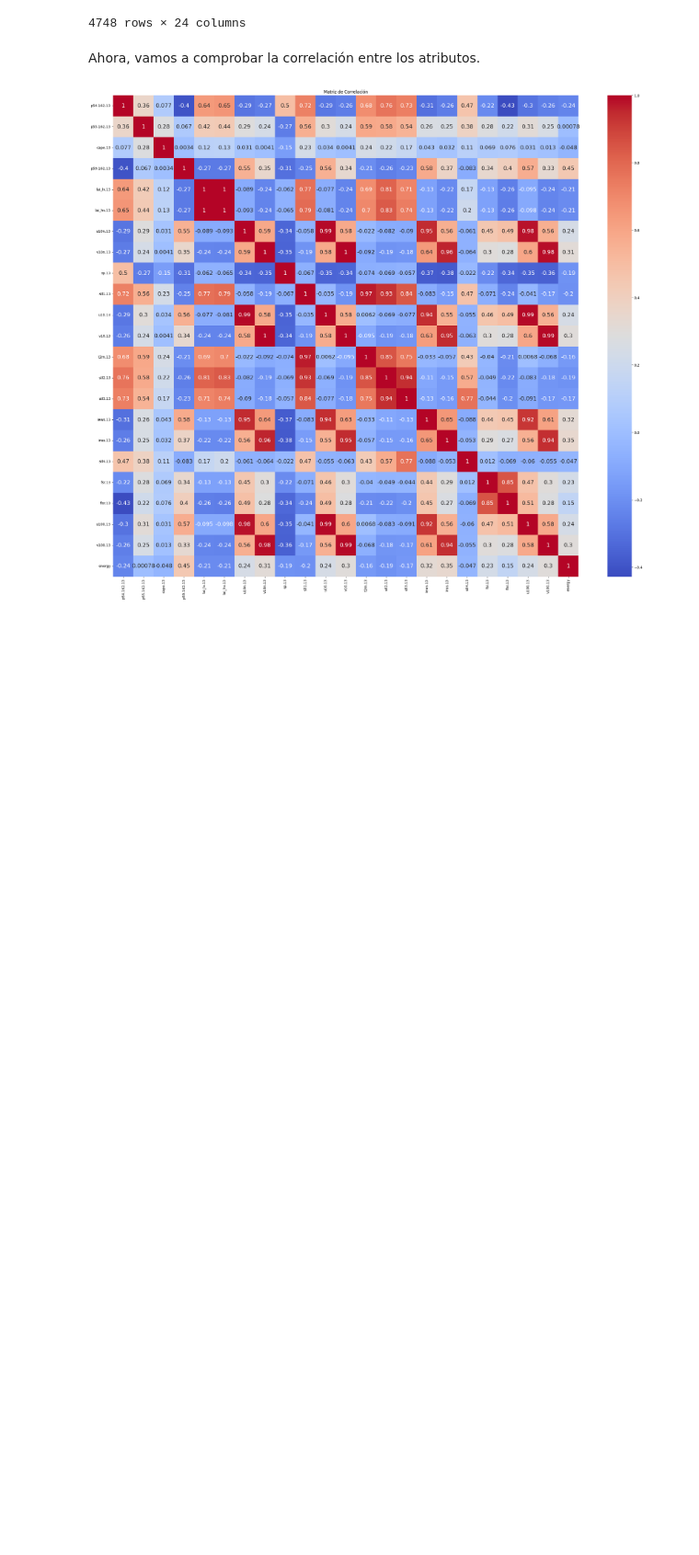
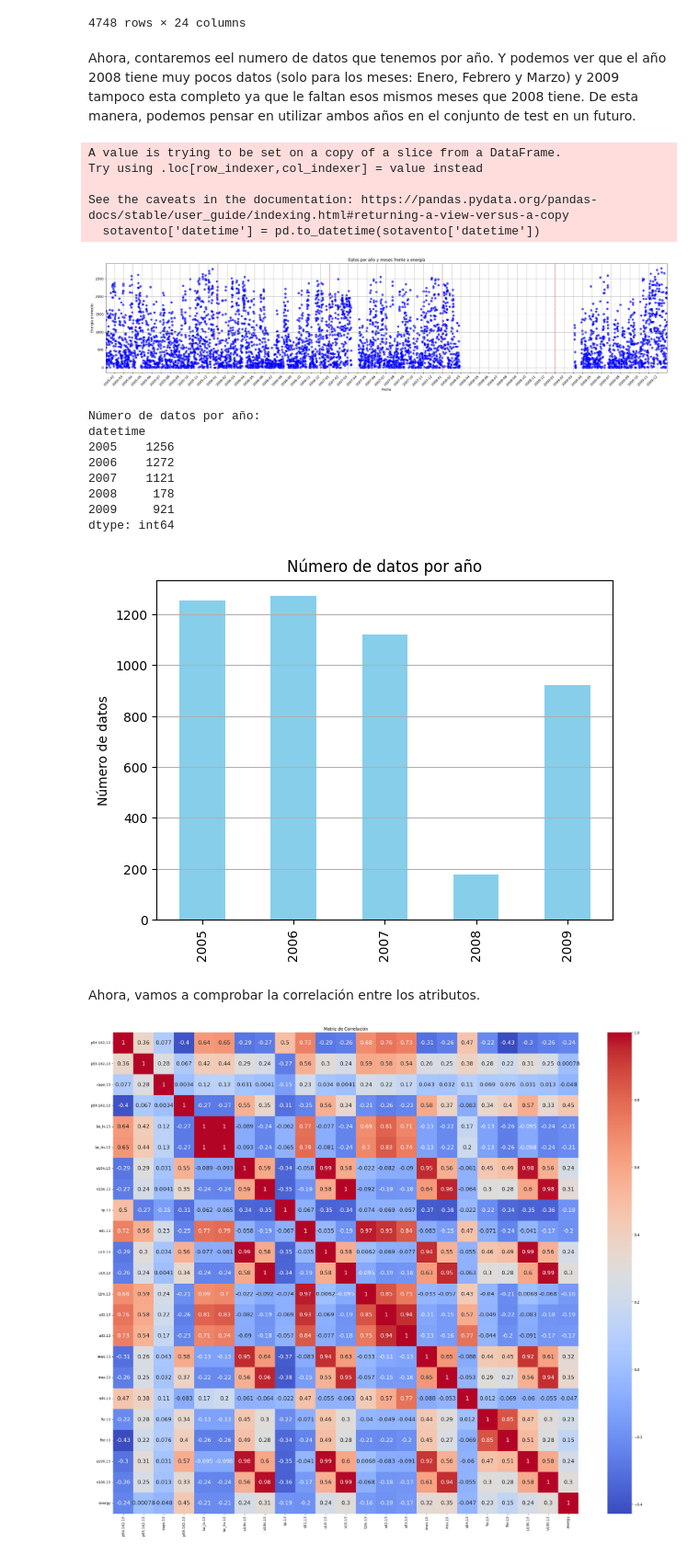
Before and after one commit to Mariolh33/G2_100472188_100429058, a Jupyter notebook: Notebook1.ipynb, the cells around one changed output. Shown at 92% size. Drawn from its saved outputs; the diff is of its cells as text; code cells hidden in the pictures; blank space fills up the shorter version.

```diff
--- a/Notebook1.ipynb
+++ b/Notebook1.ipynb
@@ -100,6 +106,70 @@ Número de instancias y atributos de Sotavento:  (4748, 24)
 | 4746 | 2009-12-31 12:00:00 | 516.96 | 2.371697e+06 | 13.048144 | 12.580268 | 1.376913e+06 | 2.347799 | 2.434291 | 5.278912 | ... |
 | 4747 | 2009-12-31 18:00:00 | 867.07 | 2.369547e+06 | 9.172745 | 8.487892 | 1.356687e+06 | 2.347406 | 2.434145 | 4.578042 | ... |
 4748 rows × 24 columns
+# %% [markdown]
+Ahora, contaremos eel numero de datos que tenemos por año. Y podemos ver que el año 2008 tiene muy pocos datos (solo para los meses: Enero, Febrero y Marzo) y 2009 tampoco esta completo ya que le faltan esos mismos meses que 2008 tiene. De esta manera, podemos pensar en utilizar ambos años en el conjunto de test en un futuro.
+# %%
+import matplotlib.pyplot as plt
+from matplotlib.dates import MonthLocator, DateFormatter
+
+sotavento['datetime'] = pd.to_datetime(sotavento['datetime'])
+
+
+# Plottear el scatterplot de datos por año y meses frente a la energía
+plt.figure(figsize=(25, 6))
+plt.scatter(sotavento['datetime'], sotavento['energy'], color='blue', alpha=0.7)
+plt.xlabel('Fecha')
+plt.ylabel('Energía promedio')
+plt.title('Datos por año y meses frente a energía')
+plt.grid(True)
+
+# Configurar el eje x para mostrar años y meses
+plt.gca().xaxis.set_major_locator(MonthLocator())
+plt.gca().xaxis.set_major_formatter(DateFormatter('%Y-%m'))
+plt.xticks(rotation=45, ha='right')
+
+# Resaltar cada inicio de año con líneas verticales
+for year in range(sotavento['datetime'].dt.year.min(), sotavento['datetime'].dt.year.max() + 1):
+    if year in sotavento['datetime'].dt.year.values:  # Verificar si el año está presente en los datos
+        plt.axvline(pd.to_datetime(str(year)), color='red', linestyle='--', alpha=0.5)
+
+# Configurar los límites del eje x para que se ajusten a los límites de los datos
+plt.xlim(sotavento['datetime'].min(), sotavento['datetime'].max())
+
+plt.tight_layout()
+plt.show()
+
+# Agrupar los datos por año y contar el número de datos para cada año
+datos_por_año = sotavento.groupby(sotavento['datetime'].dt.year).size()
+
+print("Número de datos por año:")
+print(datos_por_año)
+
+datos_por_año.plot(kind='bar', color='skyblue')
+plt.xlabel('')
+plt.ylabel('Número de datos')
+plt.title('Número de datos por año')
+plt.grid(axis='y')
+plt.show()
+
+# Calcular la media de la energía por año
+energia_por_año = sotavento.groupby(sotavento['datetime'].dt.year)['energy'].mean()
+# %% [output]
+A value is trying to be set on a copy of a slice from a DataFrame.
+Try using .loc[row_indexer,col_indexer] = value instead
+
+See the caveats in the documentation: https://pandas.pydata.org/pandas-docs/stable/user_guide/indexing.html#returning-a-view-versus-a-copy
+  sotavento['datetime'] = pd.to_datetime(sotavento['datetime'])
+[figure, added]
+Número de datos por año:
+datetime
+2005    1256
+2006    1272
+2007    1121
+2008     178
+2009     921
+dtype: int64
+[figure, added]
 # %% [markdown]
 Ahora, vamos a comprobar la correlación entre los atributos.
 # %%
```
Also changed, not shown: parts of 6 cells of this notebook.
